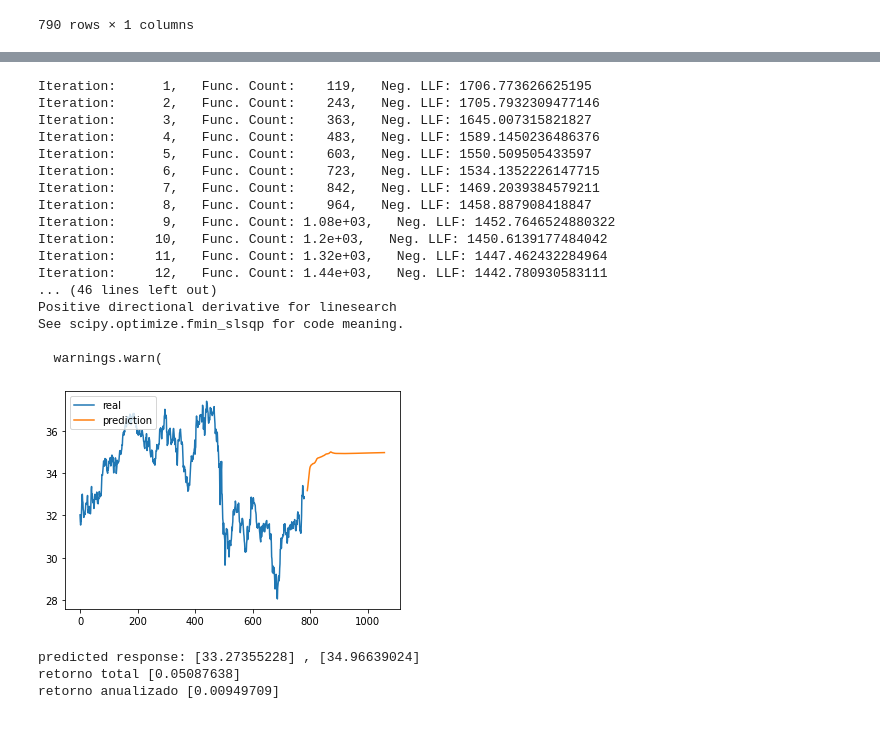
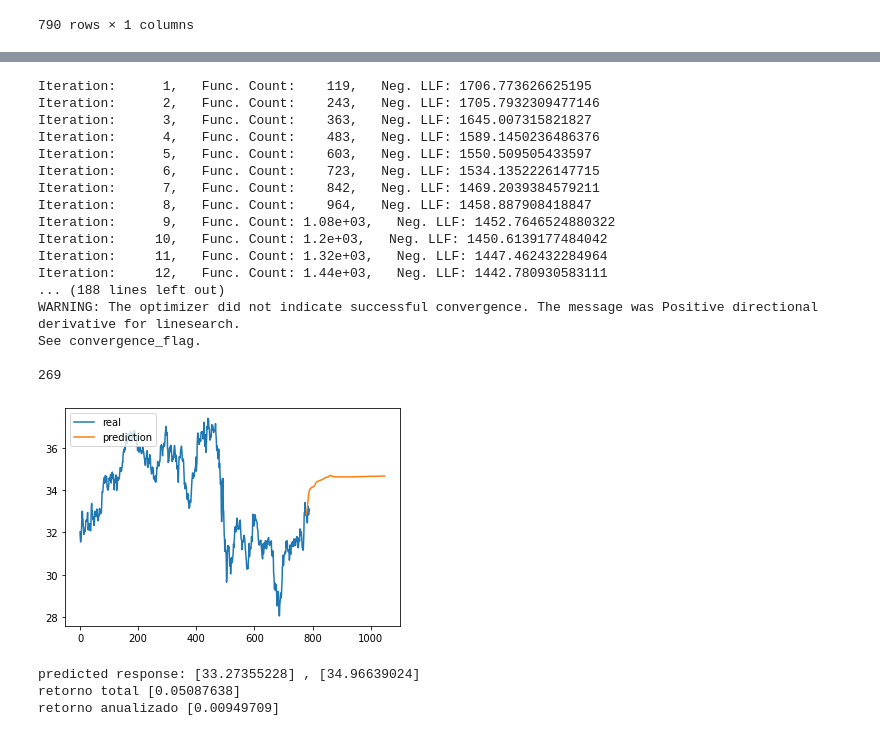
Before and after one commit to UlmoMacias/proyecto1704, a Jupyter notebook: main.ipynb, the cells around one changed output, grey strips where cells are left out. Cells and saved outputs as stored; diff of their text form; code cells hidden in the pictures.

```diff
--- a/main.ipynb
+++ b/main.ipynb
@@ -463,42 +476,44 @@ model = arch_model(train, mean='HARX', vol='GARCH', p=100, q=15)
 
 # fit model
 model_fit = model.fit()
+print(model_fit)
 
 # forecast the test set
 yhat = model_fit.forecast(horizon=365-96)
 
 # plot the actual variance
 
-plt.plot(train,label="real")
+plt.plot(data,label="real")
 # plot forecast variance
 
-forecast = list(map(lambda x:x + 33.091015 - 2.8 ,yhat.variance.values[-1, :]))
+forecast = list(map(lambda x:x + 32.78723 - 2.8 ,yhat.variance.values[-1, :]))
 
-new_index = [i for i in range(790,790+(365-96))]
+print(len(forecast))
+new_index = [i for i in range(779,779+len(forecast))]
 forecast = pd.DataFrame(forecast,index=new_index)
 
 plt.plot(forecast.index,forecast.values,label="prediction")
 plt.legend(loc=2)
 plt.show()
 # %% [output]
 Iteration:      1,   Func. Count:    119,   Neg. LLF: 1706.773626625195
 Iteration:      2,   Func. Count:    243,   Neg. LLF: 1705.7932309477146
 Iteration:      3,   Func. Count:    363,   Neg. LLF: 1645.007315821827
 Iteration:      4,   Func. Count:    483,   Neg. LLF: 1589.1450236486376
 Iteration:      5,   Func. Count:    603,   Neg. LLF: 1550.509505433597
 Iteration:      6,   Func. Count:    723,   Neg. LLF: 1534.1352226147715
 Iteration:      7,   Func. Count:    842,   Neg. LLF: 1469.2039384579211
 Iteration:      8,   Func. Count:    964,   Neg. LLF: 1458.887908418847
 Iteration:      9,   Func. Count: 1.08e+03,   Neg. LLF: 1452.7646524880322
 Iteration:     10,   Func. Count: 1.2e+03,   Neg. LLF: 1450.6139177484042
 Iteration:     11,   Func. Count: 1.32e+03,   Neg. LLF: 1447.462432284964
 Iteration:     12,   Func. Count: 1.44e+03,   Neg. LLF: 1442.780930583111
-... (46 lines left out)
-Positive directional derivative for linesearch
-See scipy.optimize.fmin_slsqp for code meaning.
+... (188 lines left out)
+WARNING: The optimizer did not indicate successful convergence. The message was Positive directional derivative for linesearch.
+See convergence_flag.
 
-  warnings.warn(
+269
-[figure, old version]
+[figure, new version]
 # %%
 forecast
 
```
Also changed, not shown: parts of 1 cell of this notebook.
